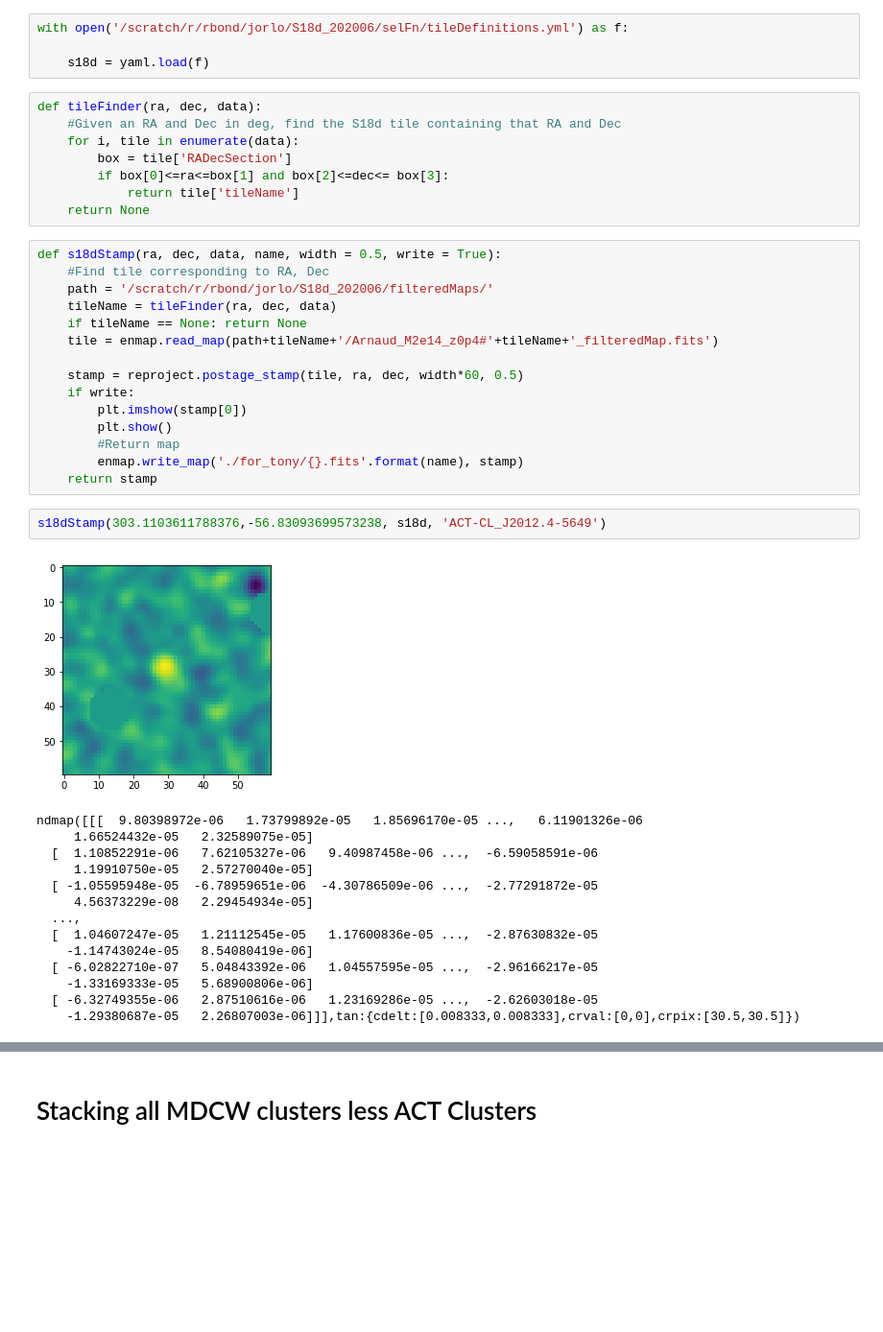
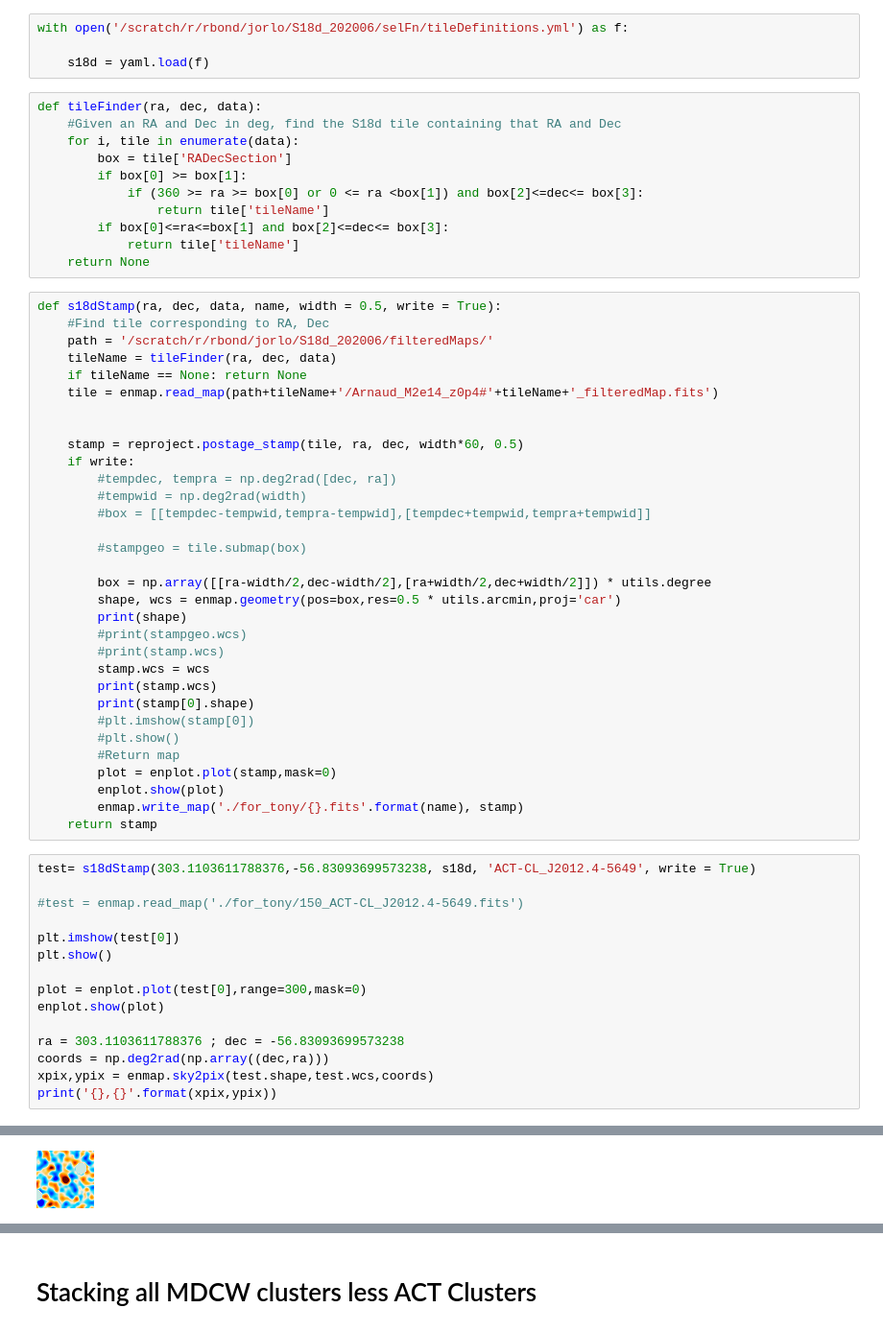
Before and after one commit to Sulla2012/madcowsclusters, a Jupyter notebook: S18d_stacker.ipynb, the cells around one changed output, grey strips where cells are left out. Shown at 96% size. Saved outputs shown, nothing was run; the diff lists cells and outputs as text; blank space fills up the shorter version.

Commit message:
Fixed tileFinder bug, added inv noise weighting

```diff
--- a/S18d_stacker.ipynb
+++ b/S18d_stacker.ipynb
@@ -109,6 +141,9 @@ def tileFinder(ra, dec, data):
     #Given an RA and Dec in deg, find the S18d tile containing that RA and Dec
     for i, tile in enumerate(data):
         box = tile['RADecSection']
+        if box[0] >= box[1]:
+            if (360 >= ra >= box[0] or 0 <= ra <box[1]) and box[2]<=dec<= box[3]:
+                return tile['tileName']
         if box[0]<=ra<=box[1] and box[2]<=dec<= box[3]:
             return tile['tileName']
     return None
@@ -120,27 +155,43 @@ def s18dStamp(ra, dec, data, name, width = 0.5, write = True):
     if tileName == None: return None
     tile = enmap.read_map(path+tileName+'/Arnaud_M2e14_z0p4#'+tileName+'_filteredMap.fits')
 
+
     stamp = reproject.postage_stamp(tile, ra, dec, width*60, 0.5)
     if write:
-        plt.imshow(stamp[0])
-        plt.show()
+        #tempdec, tempra = np.deg2rad([dec, ra])
+        #tempwid = np.deg2rad(width)
+        #box = [[tempdec-tempwid,tempra-tempwid],[tempdec+tempwid,tempra+tempwid]]
+
+        #stampgeo = tile.submap(box)
+
+        box = np.array([[ra-width/2,dec-width/2],[ra+width/2,dec+width/2]]) * utils.degree
+        shape, wcs = enmap.geometry(pos=box,res=0.5 * utils.arcmin,proj='car')
+        print(shape)
+        #print(stampgeo.wcs)
+        #print(stamp.wcs)
+        stamp.wcs = wcs
+        print(stamp.wcs)
+        print(stamp[0].shape)
+        #plt.imshow(stamp[0])
+        #plt.show()
         #Return map
+        plot = enplot.plot(stamp,mask=0)
+        enplot.show(plot)
         enmap.write_map('./for_tony/{}.fits'.format(name), stamp)
     return stamp
-# %%
-s18dStamp(303.1103611788376,-56.83093699573238, s18d, 'ACT-CL_J2012.4-5649')
-# %% [output]
-[figure, removed]
-ndmap([[[  9.80398972e-06   1.73799892e-05   1.85696170e-05 ...,   6.11901326e-06
-     1.66524432e-05   2.32589075e-05]
-  [  1.10852291e-06   7.62105327e-06   9.40987458e-06 ...,  -6.59058591e-06
-     1.19910750e-05   2.57270040e-05]
-  [ -1.05595948e-05  -6.78959651e-06  -4.30786509e-06 ...,  -2.77291872e-05
-     4.56373229e-08   2.29454934e-05]
-  ...,
-  [  1.04607247e-05   1.21112545e-05   1.17600836e-05 ...,  -2.87630832e-05
-    -1.14743024e-05   8.54080419e-06]
-  [ -6.02822710e-07   5.04843392e-06   1.04557595e-05 ...,  -2.96166217e-05
-    -1.33169333e-05   5.68900806e-06]
-  [ -6.32749355e-06   2.87510616e-06   1.23169286e-05 ...,  -2.62603018e-05
-    -1.29380687e-05   2.26807003e-06]]],tan:{cdelt:[0.008333,0.008333],crval:[0,0],crpix:[30.5,30.5]})
+# %%
+test= s18dStamp(303.1103611788376,-56.83093699573238, s18d, 'ACT-CL_J2012.4-5649', write = True)
+
+#test = enmap.read_map('./for_tony/150_ACT-CL_J2012.4-5649.fits')
+
+plt.imshow(test[0])
+plt.show()
+
+plot = enplot.plot(test[0],range=300,mask=0)
+enplot.show(plot)
+
+ra = 303.1103611788376 ; dec = -56.83093699573238
+coords = np.deg2rad(np.array((dec,ra)))
+xpix,ypix = enmap.sky2pix(test.shape,test.wcs,coords)
+print('{},{}'.format(xpix,ypix))
+# %% [output]
@@ -146,0 +201 @@ ndmap([[[  9.80398972e-06   1.73799892e-05   1.85696170e-05 ...,   6.11901326e-0
+[figure, added]
```
Also changed, not shown: parts of 11 cells of this notebook.
